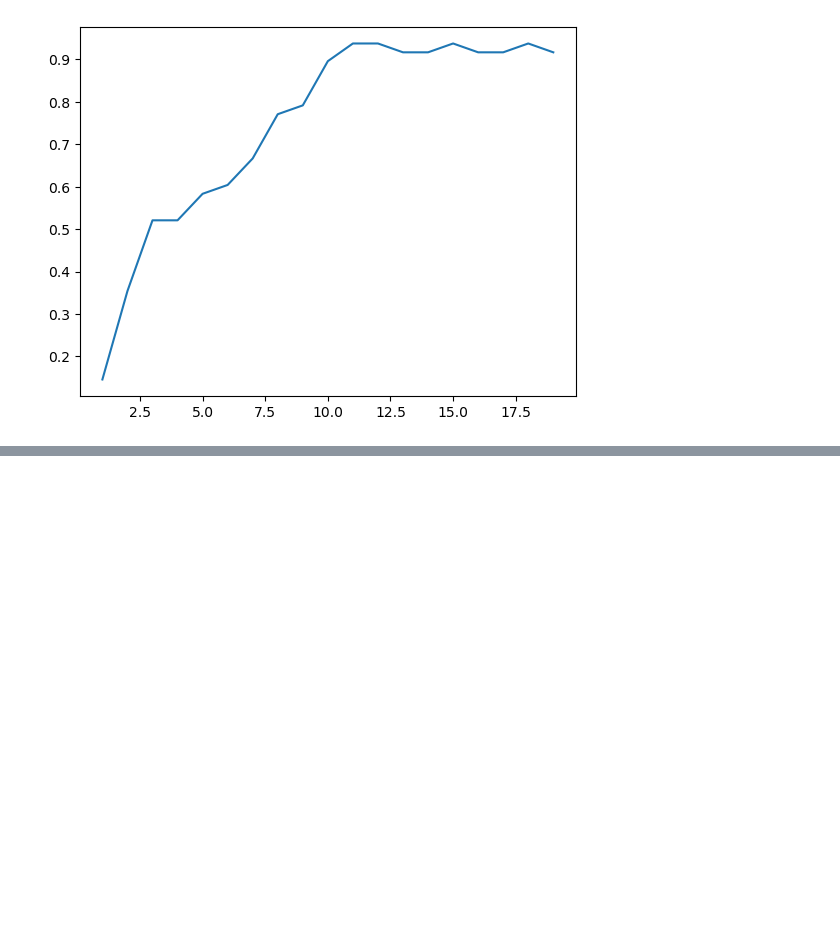
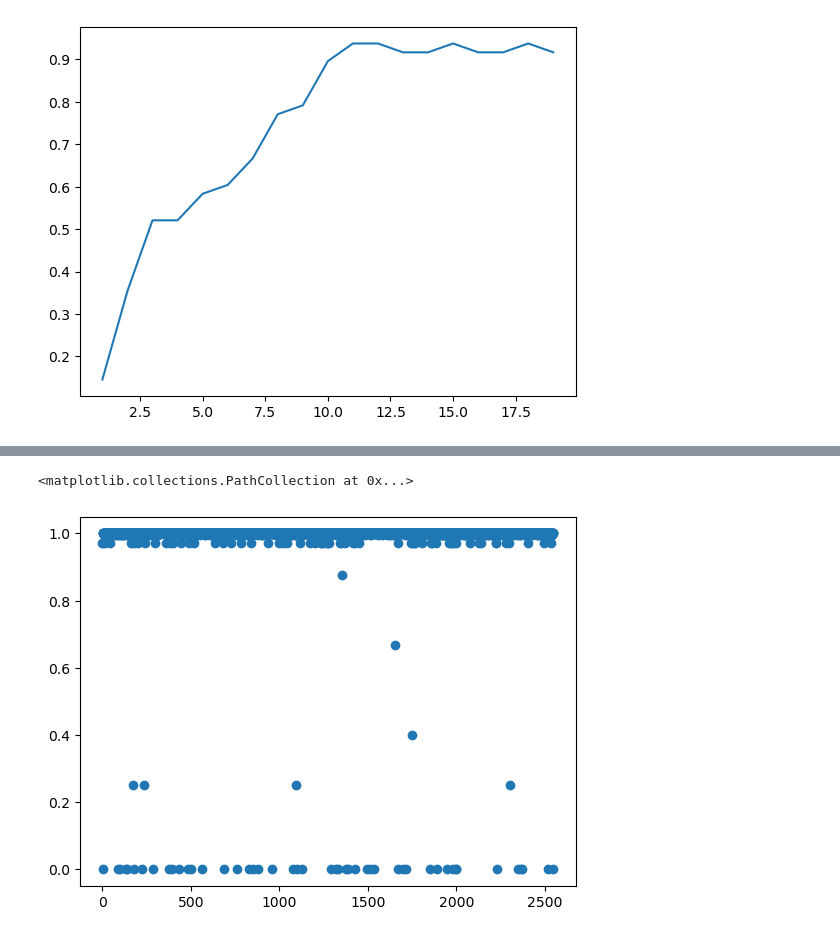
Before and after one commit to benoitchamot/Shootings, a Jupyter notebook: Model/Model_tuning.ipynb, the cells around one changed output, grey strips where cells are left out. Saved outputs shown, nothing was run; the diff lists cells and outputs as text; code cells hidden in the pictures; blank space fills up the shorter version.

```diff
--- a/Model/Model_tuning.ipynb
+++ b/Model/Model_tuning.ipynb
@@ -134,0 +131,12 @@ ax.plot(depth, perfs_4)
+# %%
+model_4 = DecisionTreeClassifier(max_depth=11)
+
+# Fitting the model
+model_4 = model_4.fit(X_train_scaled, y_train)
+
+# Making predictions using the testing data
+predictions_4 = model_4.predict_proba(X_test_scaled)
+plt.scatter(range(len(predictions_4[:,0])), predictions_4[:,0])
+# %% [output]
+<matplotlib.collections.PathCollection at 0x...>
+[figure, added]
```
Also changed, not shown: parts of 1 cell of this notebook, 5 other files.
